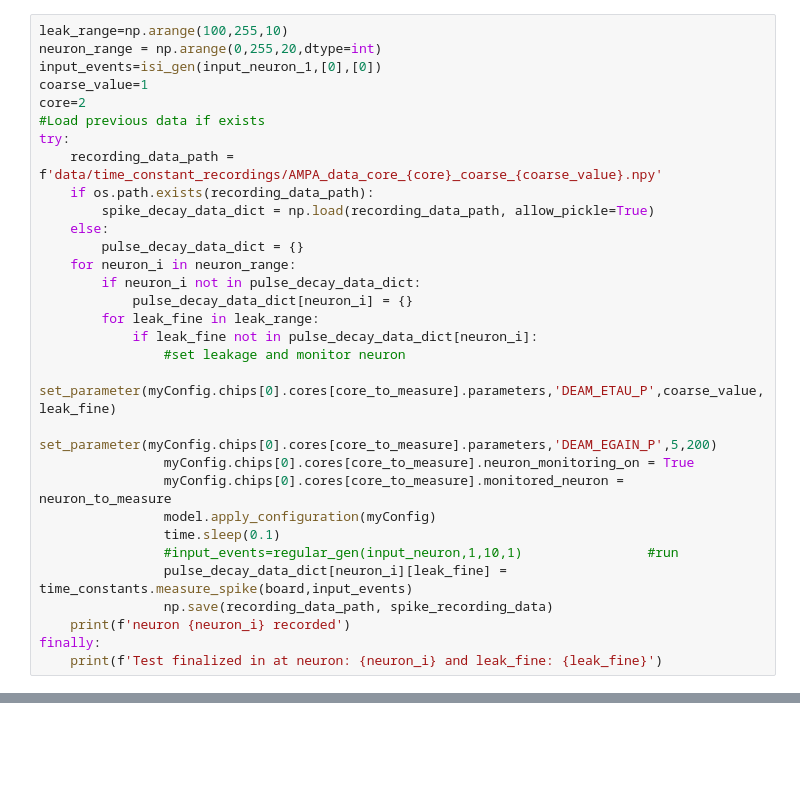
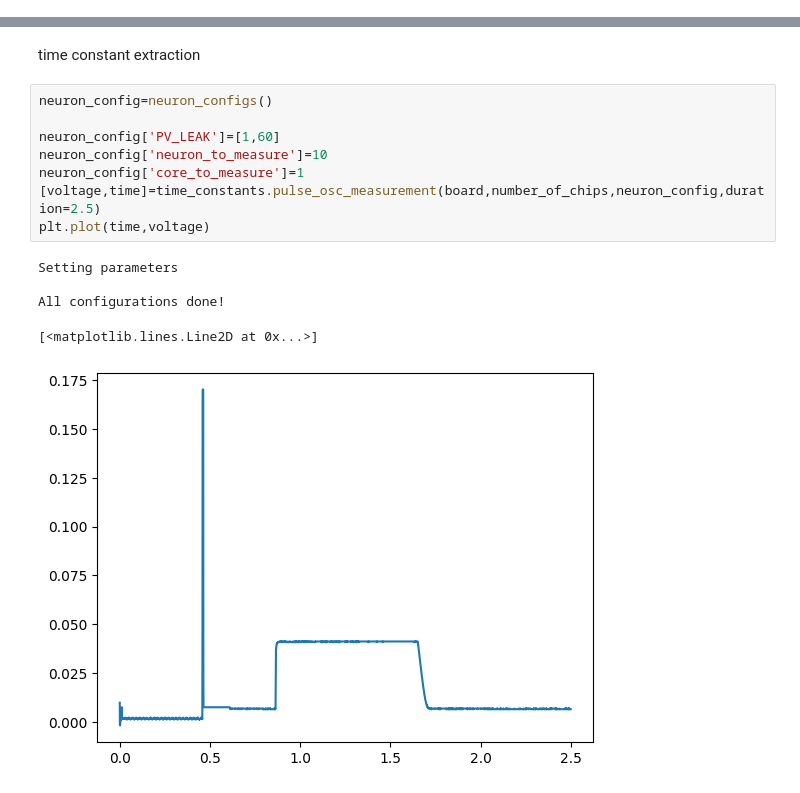
Before and after one commit to Aramatos/dynapse2_adaptation, a Jupyter notebook: Time_Constant_neuron.ipynb, the cells around one changed output, grey strips where cells are left out. Cells and saved outputs as stored; diff of their text form; blank space fills up the shorter version.

```diff
--- a/Time_Constant_neuron.ipynb
+++ b/Time_Constant_neuron.ipynb
@@ -496,31 +0,0 @@ plt.show()
-# %%
-leak_range=np.arange(100,255,10)
-neuron_range = np.arange(0,255,20,dtype=int)
-input_events=isi_gen(input_neuron_1,[0],[0])
-coarse_value=1
-core=2
-#Load previous data if exists
-try:
-    recording_data_path = f'data/time_constant_recordings/AMPA_data_core_{core}_coarse_{coarse_value}.npy'
-    if os.path.exists(recording_data_path):
-        spike_decay_data_dict = np.load(recording_data_path, allow_pickle=True)
-    else:
-        pulse_decay_data_dict = {}
-    for neuron_i in neuron_range:
-        if neuron_i not in pulse_decay_data_dict:
-            pulse_decay_data_dict[neuron_i] = {}
-        for leak_fine in leak_range:
-            if leak_fine not in pulse_decay_data_dict[neuron_i]:
-                #set leakage and monitor neuron
-                set_parameter(myConfig.chips[0].cores[core_to_measure].parameters,'DEAM_ETAU_P',coarse_value,leak_fine)
-                set_parameter(myConfig.chips[0].cores[core_to_measure].parameters,'DEAM_EGAIN_P',5,200)
-                myConfig.chips[0].cores[core_to_measure].neuron_monitoring_on = True
-                myConfig.chips[0].cores[core_to_measure].monitored_neuron =  neuron_to_measure
-                model.apply_configuration(myConfig)
-                time.sleep(0.1)
-                #input_events=regular_gen(input_neuron,1,10,1)                #run
-                pulse_decay_data_dict[neuron_i][leak_fine] = time_constants.measure_spike(board,input_events)
-                np.save(recording_data_path, spike_recording_data)
-    print(f'neuron {neuron_i} recorded')
-finally:
-    print(f'Test finalized in at neuron: {neuron_i} and leak_fine: {leak_fine}')
@@ -567,0 +74,16 @@ def calculate_residuals(x, y):
+# %% [markdown]
+<font size=8> time constant extraction
+# %%
+neuron_config=neuron_configs()
+
+neuron_config['PV_LEAK']=[1,60]
+neuron_config['neuron_to_measure']=10
+neuron_config['core_to_measure']=1
+[voltage,time]=time_constants.pulse_osc_measurement(board,number_of_chips,neuron_config,duration=2.5)
+plt.plot(time,voltage)
+# %% [output]
+Setting parameters
+
+All configurations done!
+[<matplotlib.lines.Line2D at 0x...>]
+[figure, added]
```
Also changed, not shown: parts of 52 cells of this notebook, 4 other files.
